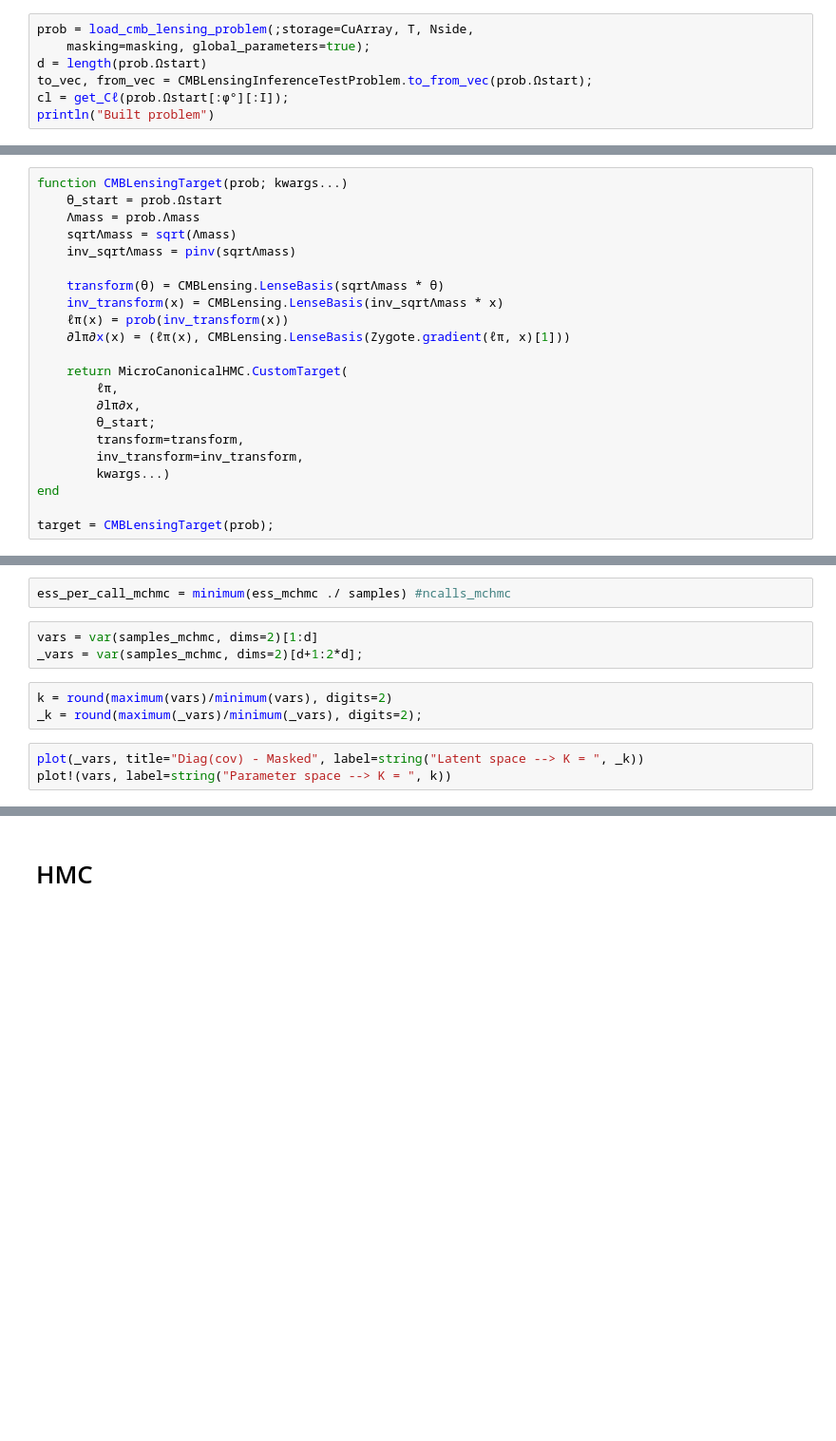
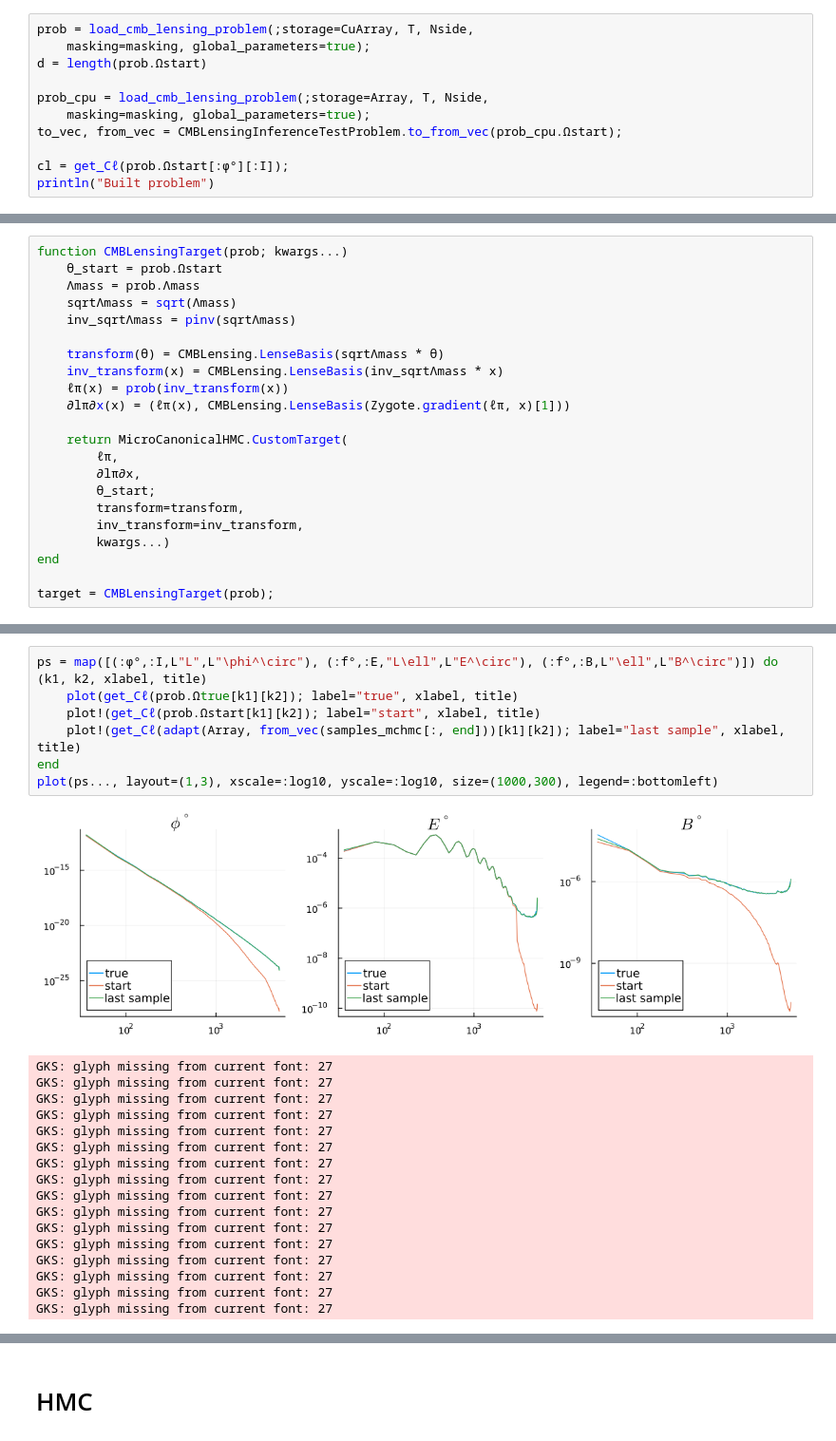
Before and after one commit to JaimeRZP/CMBLensingInferenceTestProblem, a Jupyter notebook: examples/Lab_CMBLens.ipynb, the cells around one changed output, grey strips where cells are left out. Shown at 95% size. Saved outputs shown, nothing was run; the diff lists cells and outputs as text; blank space fills up the shorter version.

```diff
--- a/examples/Lab_CMBLens.ipynb
+++ b/examples/Lab_CMBLens.ipynb
@@ -30,7 +40,11 @@ Masking: false
 prob = load_cmb_lensing_problem(;storage=CuArray, T, Nside,
     masking=masking, global_parameters=true);
 d = length(prob.Ωstart)
-to_vec, from_vec = CMBLensingInferenceTestProblem.to_from_vec(prob.Ωstart);
+
+prob_cpu = load_cmb_lensing_problem(;storage=Array, T, Nside,
+    masking=masking, global_parameters=true);
+to_vec, from_vec = CMBLensingInferenceTestProblem.to_from_vec(prob_cpu.Ωstart);
+
 cl = get_Cℓ(prob.Ωstart[:ϕ°][:I]);
 println("Built problem")
 # %% [output]
@@ -197,11 +248,25 @@ WARNING: both Plots and LinearAlgebra export "rotate!"; uses of it in module Mai
-# %%
-ess_per_call_mchmc = minimum(ess_mchmc ./ samples) #ncalls_mchmc
-# %%
-vars = var(samples_mchmc, dims=2)[1:d]
-_vars = var(samples_mchmc, dims=2)[d+1:2*d];
-# %%
-k = round(maximum(vars)/minimum(vars), digits=2)
-_k = round(maximum(_vars)/minimum(_vars), digits=2);
-# %%
-plot(_vars, title="Diag(cov) - Masked", label=string("Latent space --> K = ", _k))
-plot!(vars, label=string("Parameter space --> K = ", k))
+# %%
+ps = map([(:ϕ°,:I,L"L",L"\phi^\circ"), (:f°,:E,"L\ell",L"E^\circ"), (:f°,:B,L"\ell",L"B^\circ")]) do (k1, k2, xlabel, title)
+    plot(get_Cℓ(prob.Ωtrue[k1][k2]); label="true", xlabel, title)
+    plot!(get_Cℓ(prob.Ωstart[k1][k2]); label="start", xlabel, title)
+    plot!(get_Cℓ(adapt(Array, from_vec(samples_mchmc[:, end]))[k1][k2]); label="last sample", xlabel, title)
+end
+plot(ps..., layout=(1,3), xscale=:log10, yscale=:log10, size=(1000,300), legend=:bottomleft)
+# %% [output]
+[figure, added]
+GKS: glyph missing from current font: 27
+GKS: glyph missing from current font: 27
+GKS: glyph missing from current font: 27
+GKS: glyph missing from current font: 27
+GKS: glyph missing from current font: 27
+GKS: glyph missing from current font: 27
+GKS: glyph missing from current font: 27
+GKS: glyph missing from current font: 27
+GKS: glyph missing from current font: 27
+GKS: glyph missing from current font: 27
+GKS: glyph missing from current font: 27
+GKS: glyph missing from current font: 27
+GKS: glyph missing from current font: 27
+GKS: glyph missing from current font: 27
+GKS: glyph missing from current font: 27
+GKS: glyph missing from current font: 27
```
Also changed, not shown: parts of 45 cells of this notebook, 3 other files.
